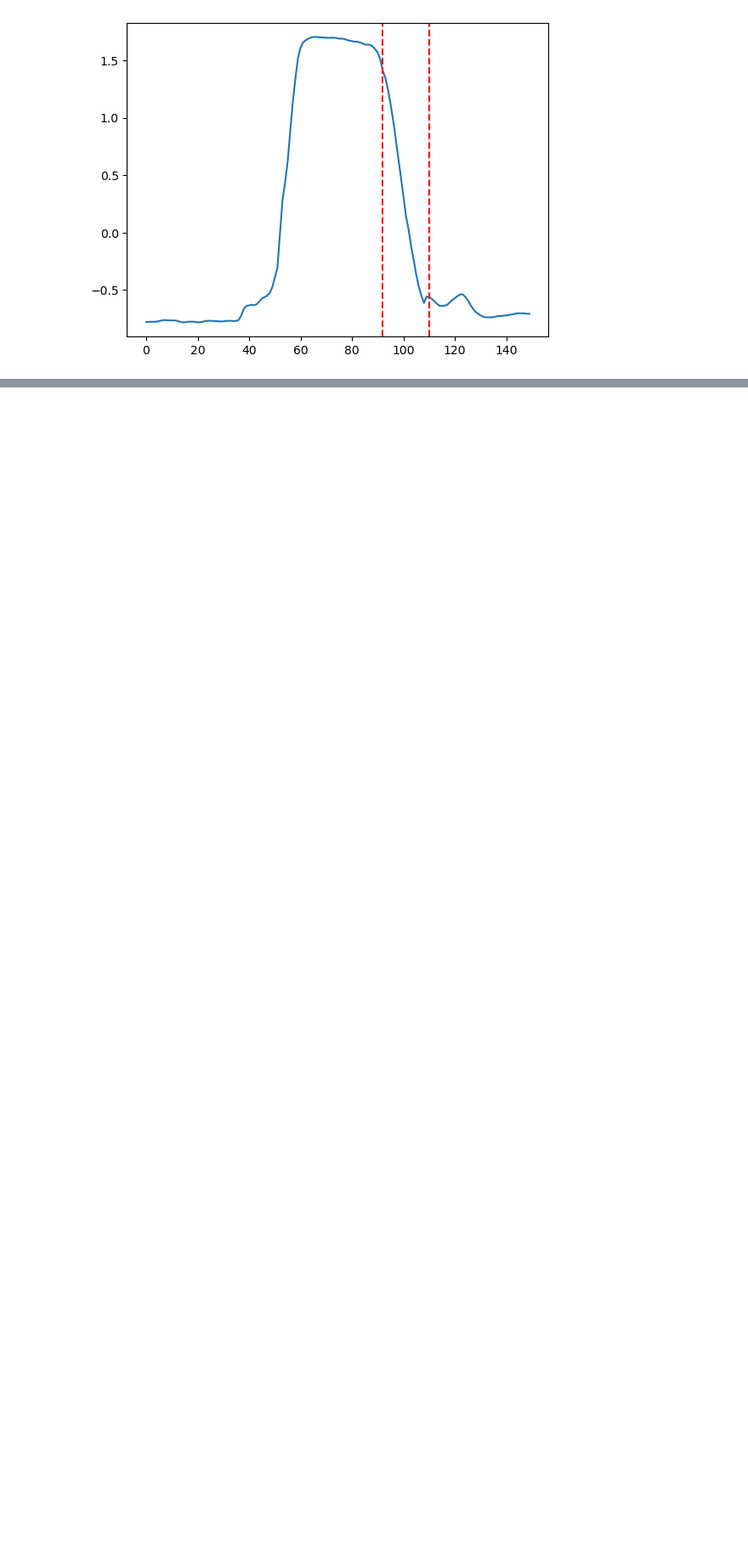
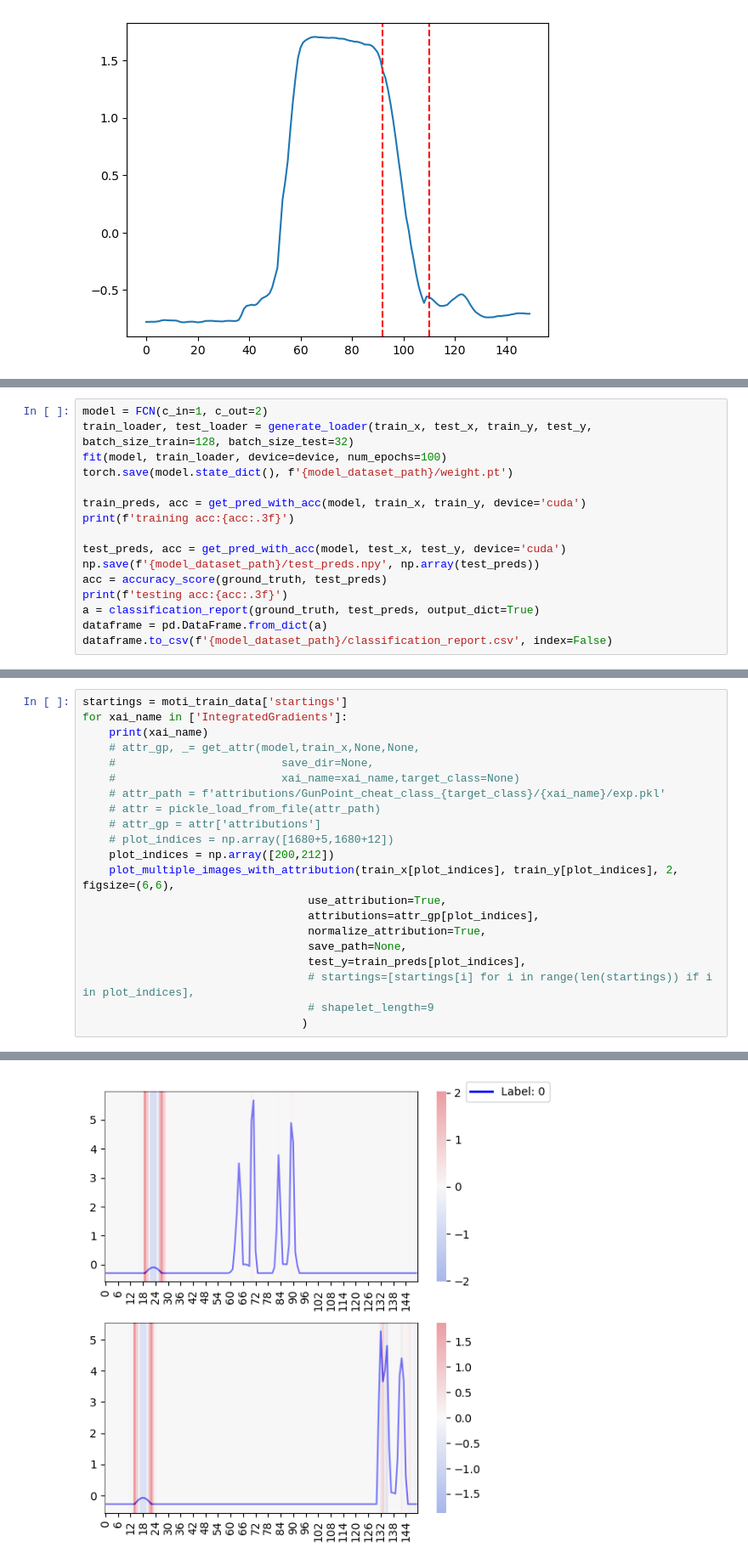
Before and after one commit to LbzSteven/implet, a Jupyter notebook: Probe_shapelet.ipynb, the cells around one changed output, grey strips where cells are left out. Shown at 85% size. Cells and saved outputs as stored; diff of their text form; blank space fills up the shorter version.

```diff
--- a/Probe_shapelet.ipynb
+++ b/Probe_shapelet.ipynb
@@ -260,0 +391,16 @@ for i in range(3):
+# %%
+model = FCN(c_in=1, c_out=2)
+train_loader, test_loader = generate_loader(train_x, test_x, train_y, test_y, batch_size_train=128, batch_size_test=32)
+fit(model, train_loader, device=device, num_epochs=100)
+torch.save(model.state_dict(), f'{model_dataset_path}/weight.pt')
+
+train_preds, acc = get_pred_with_acc(model, train_x, train_y, device='cuda')
+print(f'training acc:{acc:.3f}')
+
+test_preds, acc = get_pred_with_acc(model, test_x, test_y, device='cuda')
+np.save(f'{model_dataset_path}/test_preds.npy', np.array(test_preds))
+acc = accuracy_score(ground_truth, test_preds)
+print(f'testing acc:{acc:.3f}')
+a = classification_report(ground_truth, test_preds, output_dict=True)
+dataframe = pd.DataFrame.from_dict(a)
+dataframe.to_csv(f'{model_dataset_path}/classification_report.csv', index=False)
@@ -260,0 +418,22 @@ for i in range(3):
+# %%
+startings = moti_train_data['startings']
+for xai_name in ['IntegratedGradients']:
+    print(xai_name)
+    # attr_gp, _= get_attr(model,train_x,None,None,
+    #                         save_dir=None,
+    #                         xai_name=xai_name,target_class=None)
+    # attr_path = f'attributions/GunPoint_cheat_class_{target_class}/{xai_name}/exp.pkl'
+    # attr = pickle_load_from_file(attr_path)
+    # attr_gp = attr['attributions']
+    # plot_indices = np.array([1680+5,1680+12])
+    plot_indices = np.array([200,212])
+    plot_multiple_images_with_attribution(train_x[plot_indices], train_y[plot_indices], 2, figsize=(6,6),
+                                  use_attribution=True,
+                                  attributions=attr_gp[plot_indices],
+                                  normalize_attribution=True,
+                                  save_path=None,
+                                  test_y=train_preds[plot_indices],
+                                  # startings=[startings[i] for i in range(len(startings)) if i in plot_indices],
+                                  # shapelet_length=9
+                                 )
+# %% [output]
@@ -260,0 +441 @@ for i in range(3):
+[figure, added]
```
Also changed, not shown: parts of 43 cells of this notebook, 15 other files.
